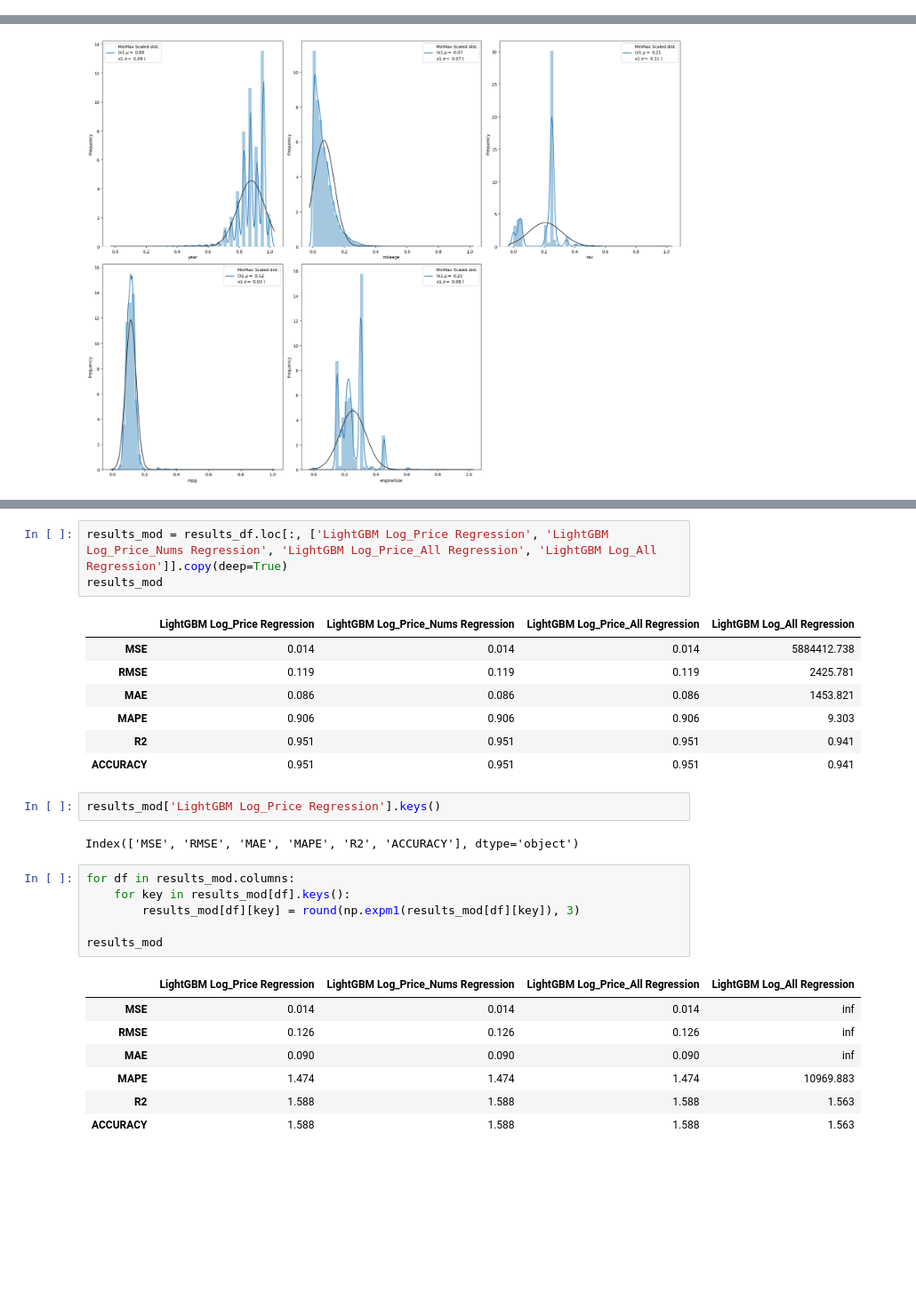
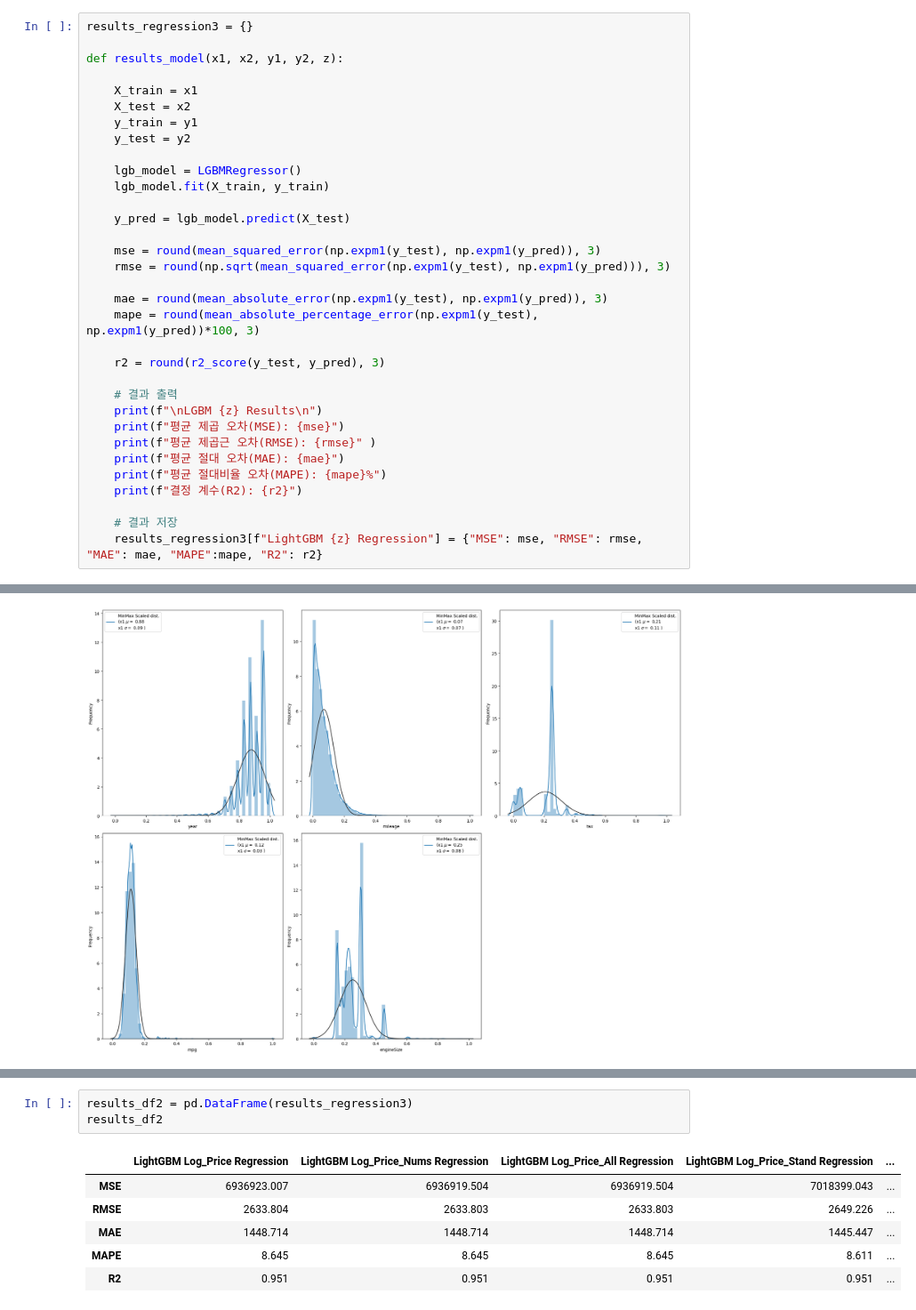
Before and after one commit to sweeeet-zoo/sparta5, a Jupyter notebook: 심화_프로젝트/주연_심화 프로젝트_lgbm.ipynb, the cells around one changed output, grey strips where cells are left out. Shown at 89% size. Saved outputs shown, nothing was run; the diff lists cells and outputs as text; blank space fills up the shorter version.

```diff
--- a/심화_프로젝트/주연_심화 프로젝트_lgbm.ipynb
+++ b/심화_프로젝트/주연_심화 프로젝트_lgbm.ipynb
@@ -107,3 +123,36 @@ def traintest(x, y):
+# %%
+results_regression3 = {}
+
+def results_model(x1, x2, y1, y2, z):
+
+    X_train = x1
+    X_test = x2
+    y_train = y1
+    y_test = y2
+
+    lgb_model = LGBMRegressor()
+    lgb_model.fit(X_train, y_train)
+
+    y_pred = lgb_model.predict(X_test)
+
+    mse = round(mean_squared_error(np.expm1(y_test), np.expm1(y_pred)), 3)
+    rmse = round(np.sqrt(mean_squared_error(np.expm1(y_test), np.expm1(y_pred))), 3)
+
+    mae = round(mean_absolute_error(np.expm1(y_test), np.expm1(y_pred)), 3)
+    mape = round(mean_absolute_percentage_error(np.expm1(y_test), np.expm1(y_pred))*100, 3)
+
+    r2 = round(r2_score(y_test, y_pred), 3)
+
+    # 결과 출력
+    print(f"\nLGBM {z} Results\n")
+    print(f"평균 제곱 오차(MSE): {mse}")
+    print(f"평균 제곱근 오차(RMSE): {rmse}" )
+    print(f"평균 절대 오차(MAE): {mae}")
+    print(f"평균 절대비율 오차(MAPE): {mape}%")
+    print(f"결정 계수(R2): {r2}")
+
+    # 결과 저장
+    results_regression3[f"LightGBM {z} Regression"] = {"MSE": mse, "RMSE": rmse, "MAE": mae, "MAPE":mape, "R2": r2}
 # %%
 results_regression2 = {}
 
@@ -879,29 +1079,10 @@ results_df
-# %%
-results_mod = results_df.loc[:, ['LightGBM Log_Price Regression', 'LightGBM Log_Price_Nums Regression', 'LightGBM Log_Price_All Regression', 'LightGBM Log_All Regression']].copy(deep=True)
-results_mod
-# %% [output]
-|  | LightGBM Log_Price Regression | LightGBM Log_Price_Nums Regression | LightGBM Log_Price_All Regression | LightGBM Log_All Regression |
-| MSE | 0.014 | 0.014 | 0.014 | 5884412.738 |
-| RMSE | 0.119 | 0.119 | 0.119 | 2425.781 |
-| MAE | 0.086 | 0.086 | 0.086 | 1453.821 |
-| MAPE | 0.906 | 0.906 | 0.906 | 9.303 |
-| R2 | 0.951 | 0.951 | 0.951 | 0.941 |
-| ACCURACY | 0.951 | 0.951 | 0.951 | 0.941 |
-# %%
-results_mod['LightGBM Log_Price Regression'].keys()
-# %% [output]
-Index(['MSE', 'RMSE', 'MAE', 'MAPE', 'R2', 'ACCURACY'], dtype='object')
-# %%
-for df in results_mod.columns:
-    for key in results_mod[df].keys():
-        results_mod[df][key] = round(np.expm1(results_mod[df][key]), 3)
-
-results_mod
-# %% [output]
-|  | LightGBM Log_Price Regression | LightGBM Log_Price_Nums Regression | LightGBM Log_Price_All Regression | LightGBM Log_All Regression |
-| MSE | 0.014 | 0.014 | 0.014 | inf |
-| RMSE | 0.126 | 0.126 | 0.126 | inf |
-| MAE | 0.090 | 0.090 | 0.090 | inf |
-| MAPE | 1.474 | 1.474 | 1.474 | 10969.883 |
-| R2 | 1.588 | 1.588 | 1.588 | 1.563 |
-| ACCURACY | 1.588 | 1.588 | 1.588 | 1.563 |
+# %%
+results_df2 = pd.DataFrame(results_regression3)
+results_df2
+# %% [output]
+|  | LightGBM Log_Price Regression | LightGBM Log_Price_Nums Regression | LightGBM Log_Price_All Regression | LightGBM Log_Price_Stand Regression | ... |
+| MSE | 6936923.007 | 6936919.504 | 6936919.504 | 7018399.043 | ... |
+| RMSE | 2633.804 | 2633.803 | 2633.803 | 2649.226 | ... |
+| MAE | 1448.714 | 1448.714 | 1448.714 | 1445.447 | ... |
+| MAPE | 8.645 | 8.645 | 8.645 | 8.611 | ... |
+| R2 | 0.951 | 0.951 | 0.951 | 0.951 | ... |
```
Also changed, not shown: parts of 40 cells of this notebook, 1 other file.
